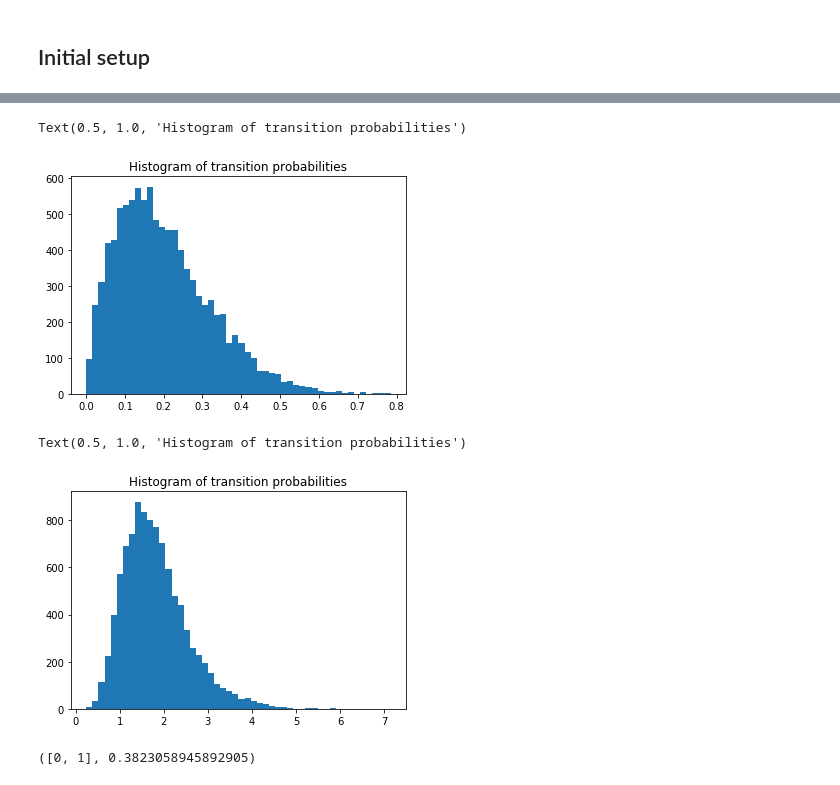
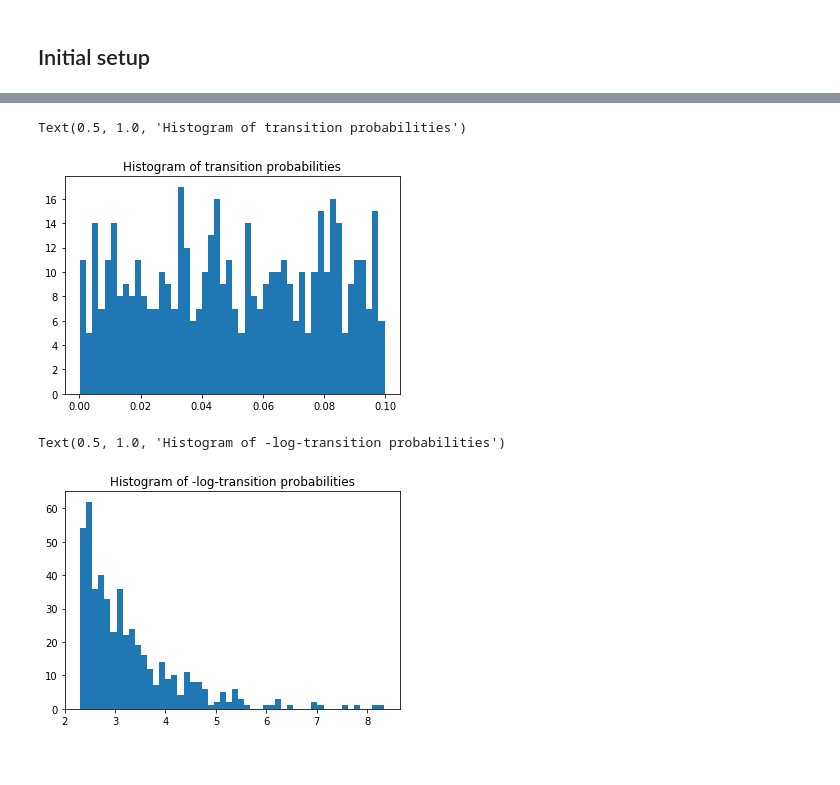
Before and after one commit to hugcis/graph_nets-IM, a Jupyter notebook: exp.ipynb, the cells around one changed output, grey strips where cells are left out. Saved outputs shown, nothing was run; the diff lists cells and outputs as text; code cells hidden in the pictures.

```diff
--- a/exp.ipynb
+++ b/exp.ipynb
@@ -17,0 +12,2 @@ edges_random.max()
+# %%
+grph = generate_graph(num_nodes_min_max=[50, 55])
@@ -18,12 +18,12 @@ edges_random.max()
 # %%
-plt.hist(edges_random.reshape(-1), bins=50)
+plt.hist([i['transition_proba'] for i in list(grph.edges.values())], bins=50)
 plt.title("Histogram of transition probabilities")
 # %% [output]
 Text(0.5, 1.0, 'Histogram of transition probabilities')
-[figure, old version]
+[figure, new version]
 # %%
-plt.hist(edges_random_dis.reshape(-1), bins=50)
-plt.title("Histogram of transition probabilities")
+plt.hist([i['log_transition_proba'] for i in list(grph.edges.values())], bins=50)
+plt.title("Histogram of -log-transition probabilities")
 # %% [output]
-Text(0.5, 1.0, 'Histogram of transition probabilities')
+Text(0.5, 1.0, 'Histogram of -log-transition probabilities')
-[figure, old version]
+[figure, new version]
@@ -77,4 +29,0 @@ def dijkstra_search(edges_proba, start, end):
-# %%
-dijkstra_search(edges_random, 0, 1)
-# %% [output]
-([0, 1], 0.3823058945892905)
```
Also changed, not shown: parts of 18 cells of this notebook, 3 other files.
